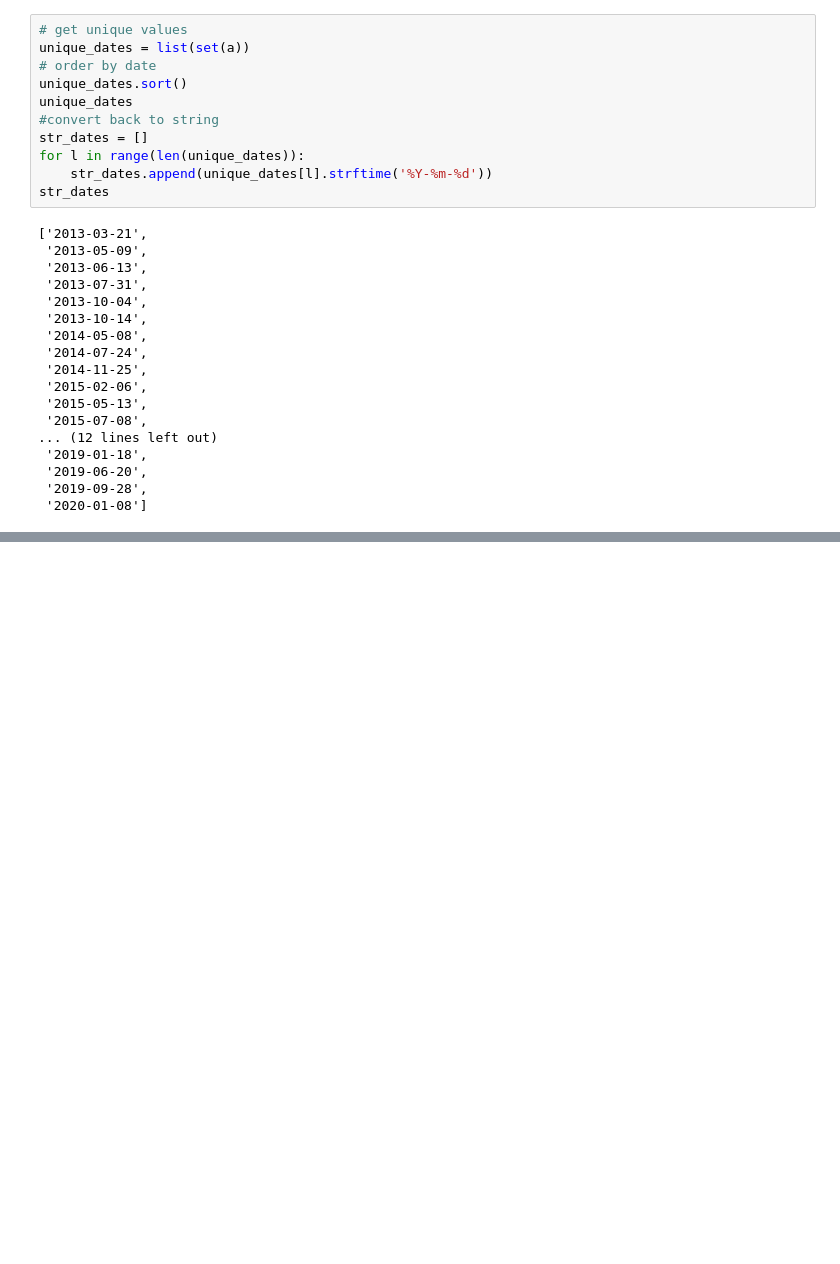
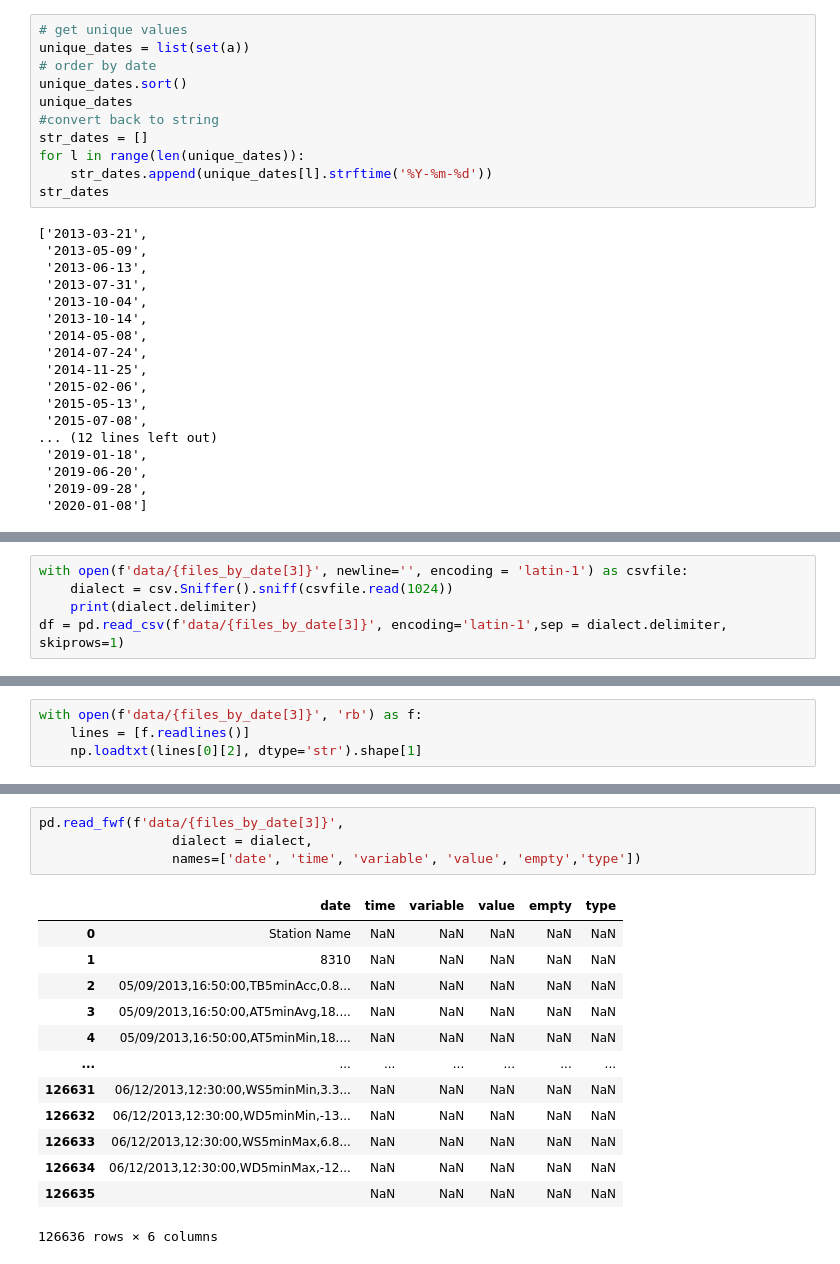
Before and after one commit to tamaramegan/frost_prediction_ml, a Jupyter notebook: Explore_data.ipynb, the cells around one changed output, grey strips where cells are left out. Drawn from its saved outputs; the diff is of its cells as text; blank space fills up the shorter version.

```diff
--- a/Explore_data.ipynb
+++ b/Explore_data.ipynb
@@ -187,0 +326,5 @@ df.head()
+# %%
+with open(f'data/{files_by_date[3]}', newline='', encoding = 'latin-1') as csvfile:
+    dialect = csv.Sniffer().sniff(csvfile.read(1024))
+    print(dialect.delimiter)
+df = pd.read_csv(f'data/{files_by_date[3]}', encoding='latin-1',sep = dialect.delimiter, skiprows=1)
@@ -187,0 +334,4 @@ df.head()
+# %%
+with open(f'data/{files_by_date[3]}', 'rb') as f:
+    lines = [f.readlines()]
+    np.loadtxt(lines[0][2], dtype='str').shape[1]
@@ -187,0 +344,18 @@ df.head()
+# %%
+pd.read_fwf(f'data/{files_by_date[3]}',
+                 dialect = dialect,
+                 names=['date', 'time', 'variable', 'value', 'empty','type'])
+# %% [output]
+|  | date | time | variable | value | empty | type |
+| 0 | Station Name | NaN | NaN | NaN | NaN | NaN |
+| 1 | 8310 | NaN | NaN | NaN | NaN | NaN |
+| 2 | 05/09/2013,16:50:00,TB5minAcc,0.8... | NaN | NaN | NaN | NaN | NaN |
+| 3 | 05/09/2013,16:50:00,AT5minAvg,18.... | NaN | NaN | NaN | NaN | NaN |
+| 4 | 05/09/2013,16:50:00,AT5minMin,18.... | NaN | NaN | NaN | NaN | NaN |
+| ... | ... | ... | ... | ... | ... | ... |
+| 126631 | 06/12/2013,12:30:00,WS5minMin,3.3... | NaN | NaN | NaN | NaN | NaN |
+| 126632 | 06/12/2013,12:30:00,WD5minMin,-13... | NaN | NaN | NaN | NaN | NaN |
+| 126633 | 06/12/2013,12:30:00,WS5minMax,6.8... | NaN | NaN | NaN | NaN | NaN |
+| 126634 | 06/12/2013,12:30:00,WD5minMax,-12... | NaN | NaN | NaN | NaN | NaN |
+| 126635 |  | NaN | NaN | NaN | NaN | NaN |
+126636 rows × 6 columns
```
Also changed, not shown: parts of 35 cells of this notebook.
